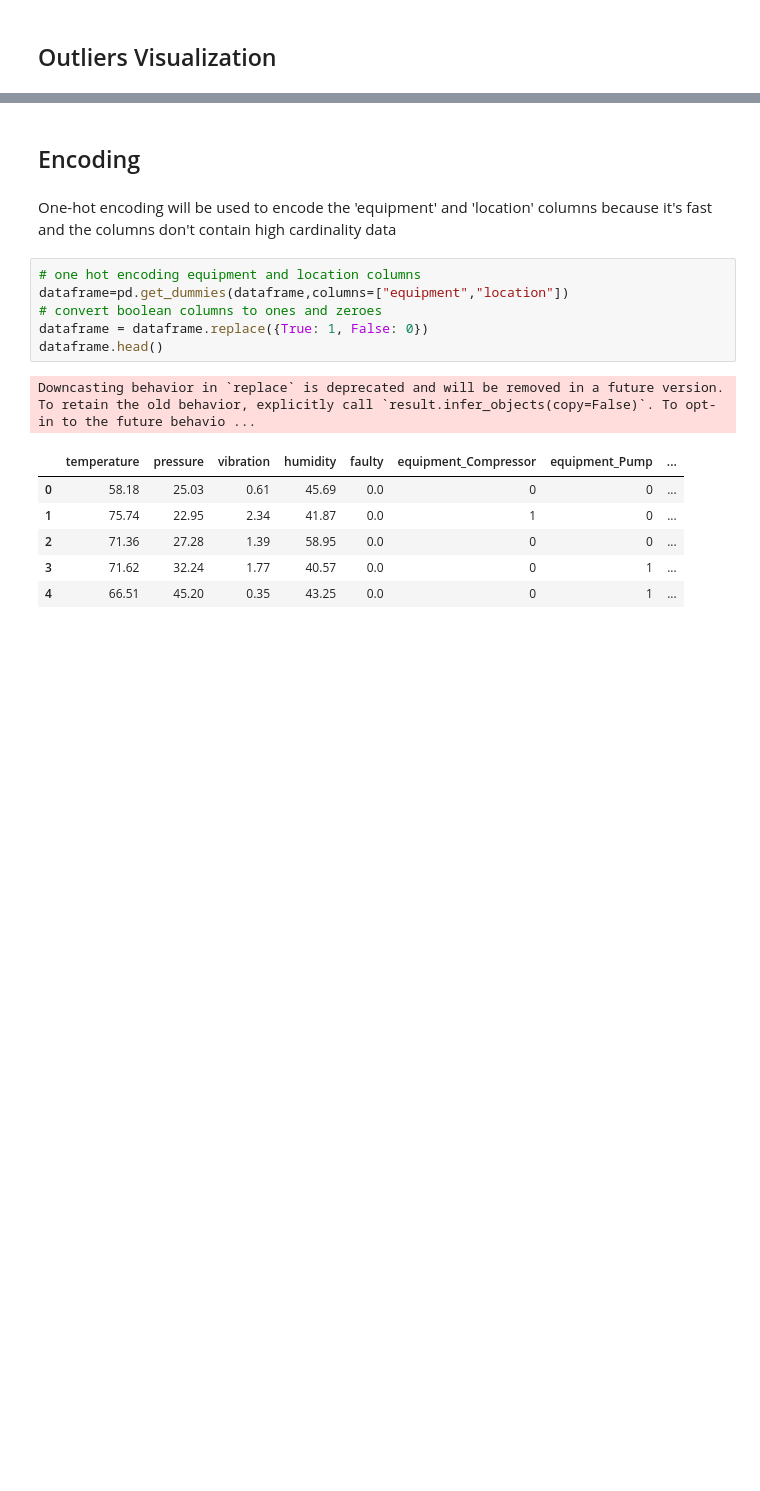
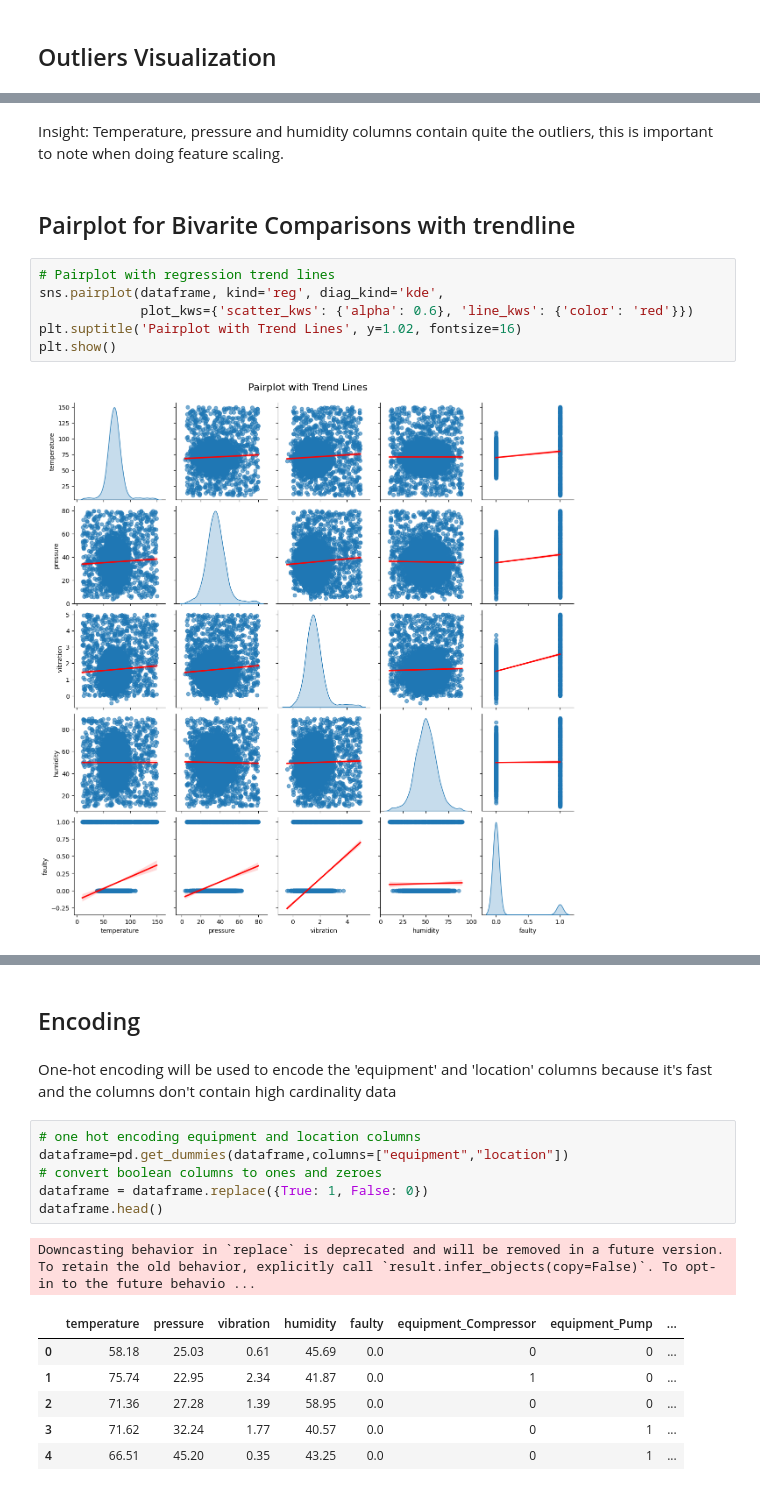
Before and after one commit to mk7890/Industrial-Equipment-Fault-Detection-Machine-Learning-1-Capstone-Project, a Jupyter notebook: ML1_Capstone_Industrial_equipment_fault_detection.ipynb, the cells around one changed output, grey strips where cells are left out. Saved outputs shown, nothing was run; the diff lists cells and outputs as text; blank space fills up the shorter version.

```diff
--- a/ML1_Capstone_Industrial_equipment_fault_detection.ipynb
+++ b/ML1_Capstone_Industrial_equipment_fault_detection.ipynb
@@ -230,0 +247,12 @@ plt.show()
+# %% [markdown]
+Insight: Temperature, pressure and humidity columns contain quite the outliers, this is important to note when doing feature scaling.
+# %% [markdown]
+## Pairplot for Bivarite Comparisons with trendline
+# %%
+# Pairplot with regression trend lines
+sns.pairplot(dataframe, kind='reg', diag_kind='kde',
+             plot_kws={'scatter_kws': {'alpha': 0.6}, 'line_kws': {'color': 'red'}})
+plt.suptitle('Pairplot with Trend Lines', y=1.02, fontsize=16)
+plt.show()
+# %% [output]
+[figure, added]
```
Also changed, not shown: parts of 56 cells of this notebook.
